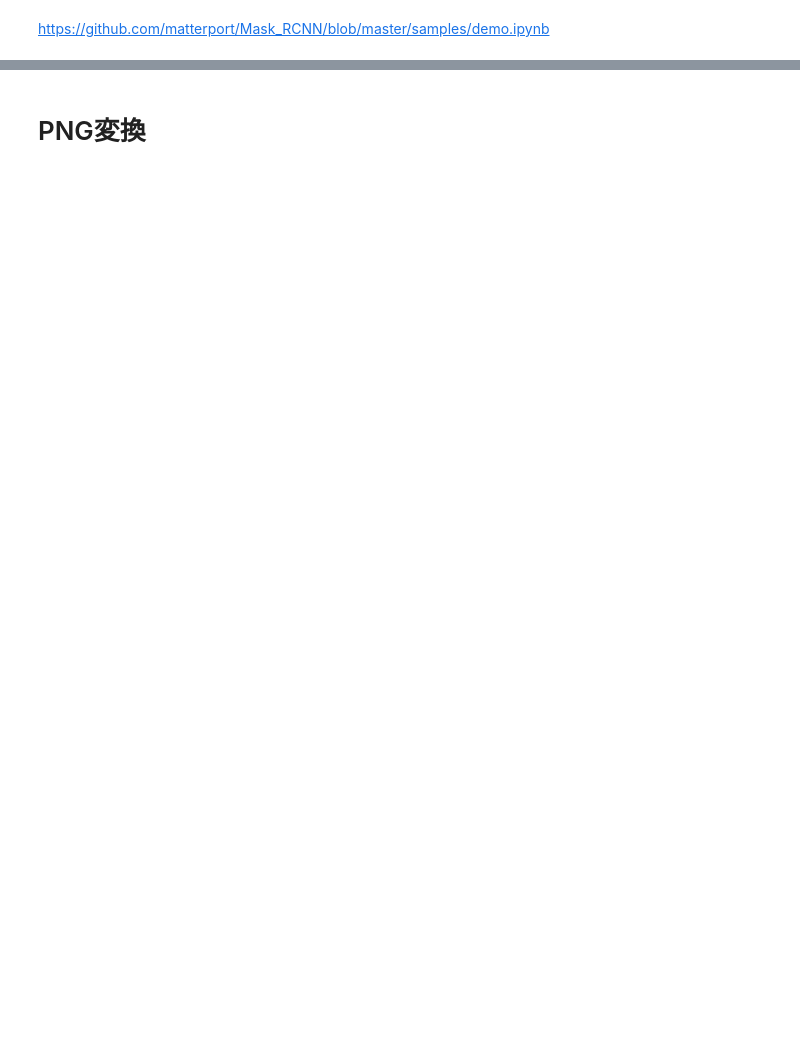
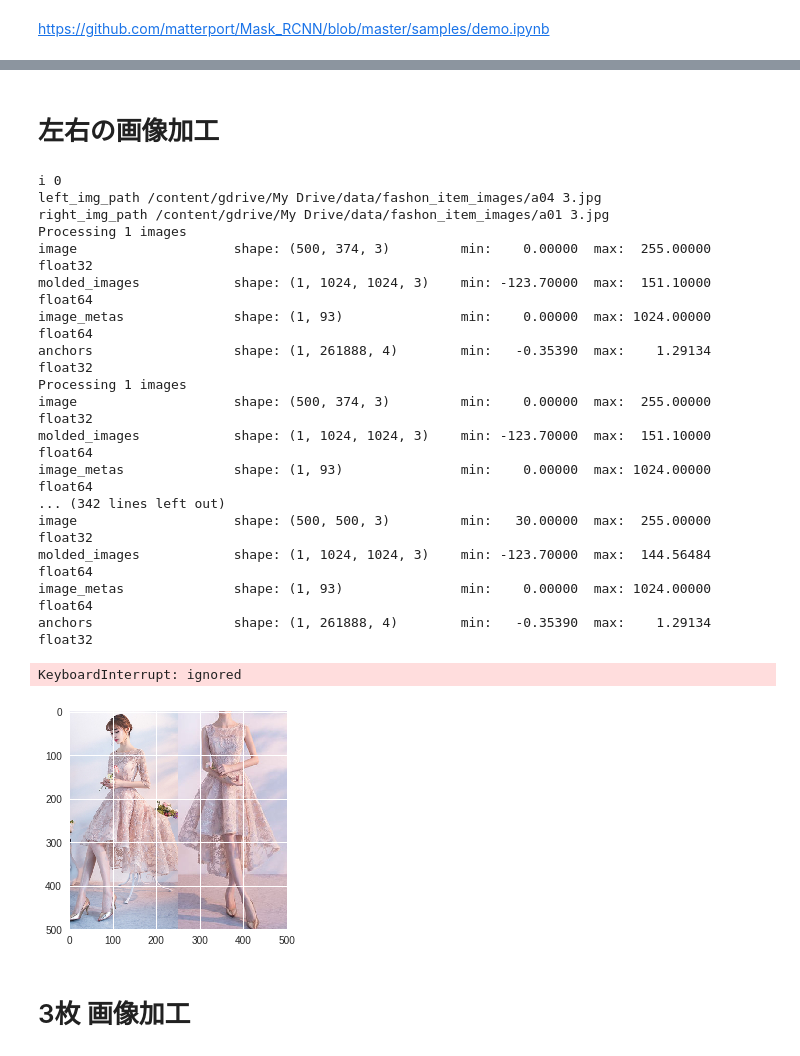
Before and after one commit to sleepless-se/30nichideosjisaku, a Jupyter notebook: Mask_R_CNN_Sample_v4.ipynb, the cells around one changed output, grey strips where cells are left out. Drawn from its saved outputs; the diff is of its cells as text; code cells hidden in the pictures; blank space fills up the shorter version.

```diff
--- a/Mask_R_CNN_Sample_v4.ipynb
+++ b/Mask_R_CNN_Sample_v4.ipynb
@@ -207,12 +267,26 @@ def get_object_center(rois,image):
 #     print('update center',center)
 
   return int(center)
+
+
+
+def to_RGB(image):
+  if image.mode == 'RGB':return image
+  image.load() # required for png.split()
+  background = Image.new("RGB", image.size, (255, 255, 255))
+  background.paste(image, mask=image.split()[3]) # 3 is the alpha channel
+
+  file_name = 'tmp.jpg'
+  background.save(file_name, 'JPEG', quality=80)
+  img = Image.open(file_name)
+  return img
 # %%
 def left_right_image(left_img_path,right_img_path,  canvas_size = 500):
   # load image
   iml = Image.open(left_img_path)
   imr = Image.open(right_img_path)
-
+  iml = to_RGB(iml)
+  imr = to_RGB(imr)
   # make back ground
   bg = Image.new("RGB",(canvas_size,canvas_size),(250,250,250))
 
@@ -247,24 +321,45 @@ def left_right_image(left_img_path,right_img_path,  canvas_size = 500):
   bg.paste(iml2,(shift_to(iml2_center,left_target),0),mask1)
   bg.paste(imr2,(shift_to(imr2_center,right_target),0),mask2)
   return bg
+# %% [markdown]
+# 左右の画像加工
 # %%
 IMG_ROOT = ('/content/gdrive/My Drive/data/fashon_item_images')
 EDITED_IMG_ROOT = ('/content/gdrive/My Drive/data/edited_images')
 
 images = os.listdir(IMG_ROOT)
 for i in range(len(images)-1):
+  print('i',i)
   left_img_path = os.path.join(IMG_ROOT, images[i])
   right_img_path = os.path.join(IMG_ROOT, images[i+1])
 
   print('left_img_path',left_img_path)
   print('right_img_path',right_img_path)
 
   bg = left_right_image(left_img_path,right_img_path,500)
   plt.imshow(bg)
-  file_name = f'sample{i}.png'
+  file_name = f'left_right_{i}.png'
   save_file_path = os.path.join(EDITED_IMG_ROOT,file_name)
   bg.save(save_file_path)
   saved_image = Image.open(save_file_path)
   saved_image.show()
+# %% [output]
+i 0
+left_img_path /content/gdrive/My Drive/data/fashon_item_images/a04 3.jpg
+right_img_path /content/gdrive/My Drive/data/fashon_item_images/a01 3.jpg
+Processing 1 images
+image                    shape: (500, 374, 3)         min:    0.00000  max:  255.00000  float32
+molded_images            shape: (1, 1024, 1024, 3)    min: -123.70000  max:  151.10000  float64
+image_metas              shape: (1, 93)               min:    0.00000  max: 1024.00000  float64
+anchors                  shape: (1, 261888, 4)        min:   -0.35390  max:    1.29134  float32
+Processing 1 images
+image                    shape: (500, 374, 3)         min:    0.00000  max:  255.00000  float32
+molded_images            shape: (1, 1024, 1024, 3)    min: -123.70000  max:  151.10000  float64
+image_metas              shape: (1, 93)               min:    0.00000  max: 1024.00000  float64
+... (342 lines left out)
+image                    shape: (500, 500, 3)         min:   30.00000  max:  255.00000  float32
+molded_images            shape: (1, 1024, 1024, 3)    min: -123.70000  max:  144.56484  float64
+image_metas              shape: (1, 93)               min:    0.00000  max: 1024.00000  float64
+anchors                  shape: (1, 261888, 4)        min:   -0.35390  max:    1.29134  float32
+KeyboardInterrupt: ignored
+[figure, added]
-# %% [markdown]
-# PNG変換
@@ -277,3 +366,5 @@ def png_to_jpg(array_image):
+# %% [markdown]
+# 3枚 画像加工
 # %%
 def left_right_up_down_image(left_img_path,right_up_img_path,right_down_img_path,  canvas_size = 500):
 
```
Also changed, not shown: parts of 11 cells of this notebook.
